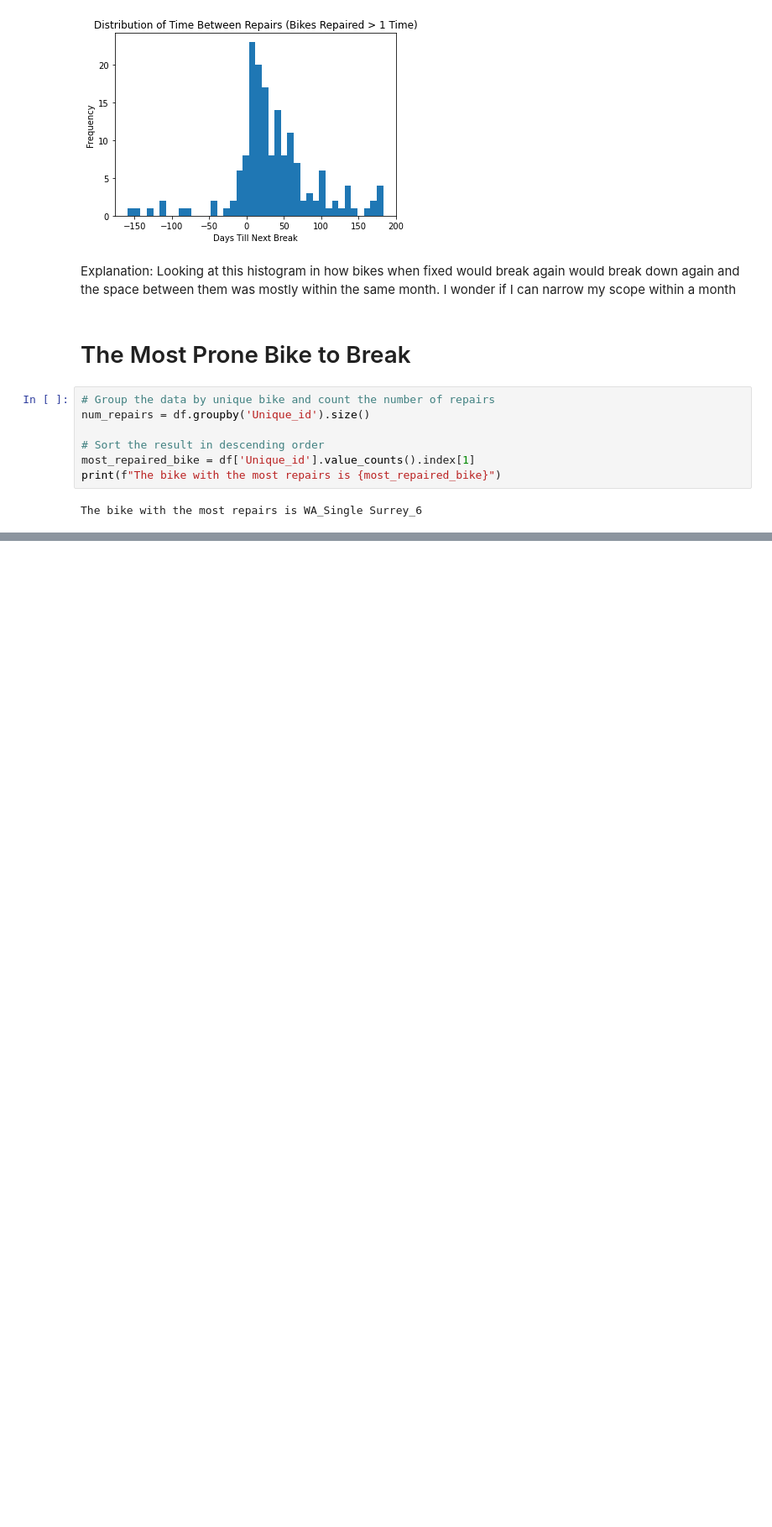
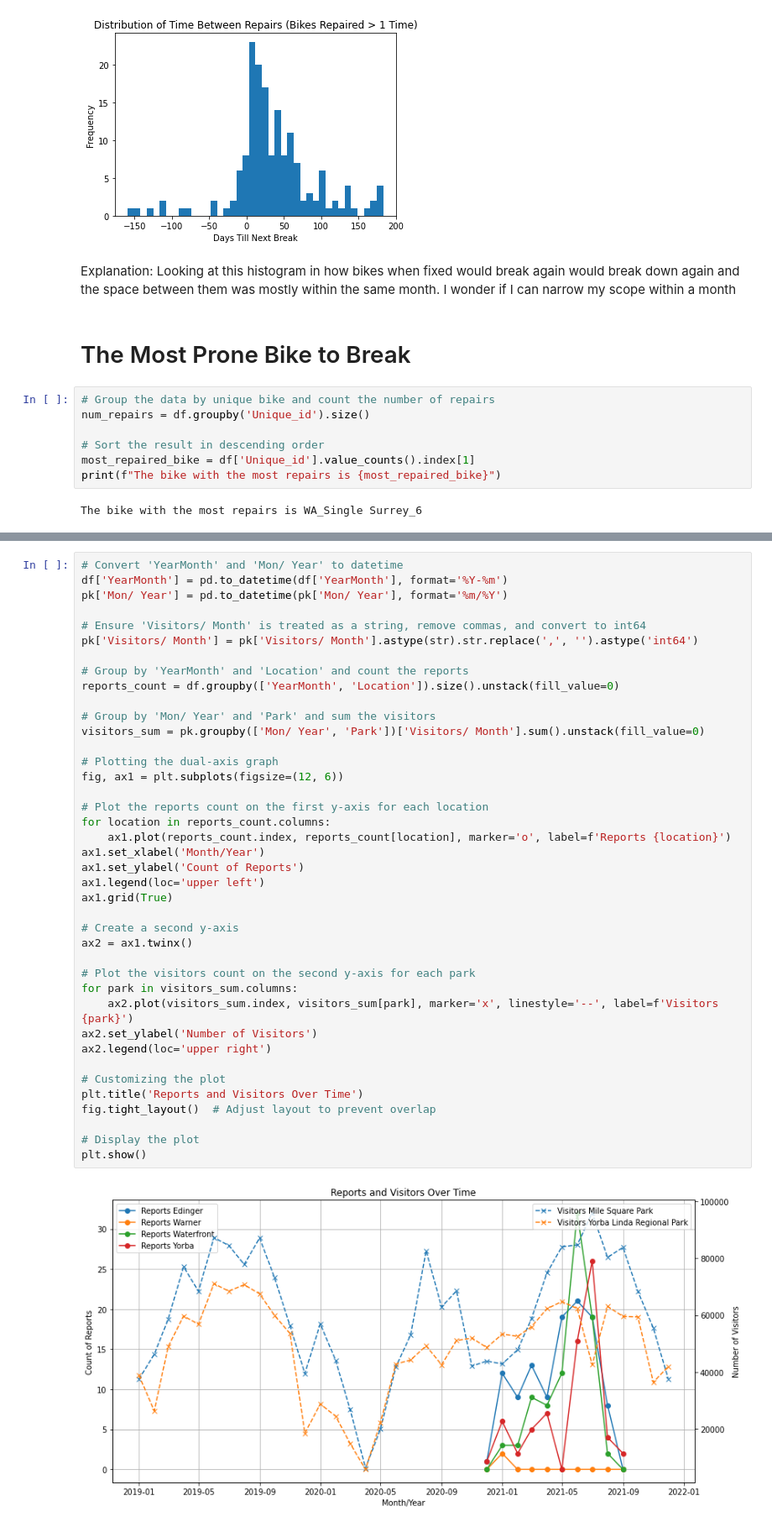
Before and after one commit to robertmounce/Python_Portfolio, a Jupyter notebook: wheel-fun-rentals-cleaning-and-basic-analysis.ipynb, the cells around one changed output, grey strips where cells are left out. Shown at 84% size. Drawn from its saved outputs; the diff is of its cells as text; blank space fills up the shorter version.

```diff
--- a/wheel-fun-rentals-cleaning-and-basic-analysis.ipynb
+++ b/wheel-fun-rentals-cleaning-and-basic-analysis.ipynb
@@ -1072,0 +1148,42 @@ The bike with the most repairs is WA_Single Surrey_6
+# %%
+# Convert 'YearMonth' and 'Mon/ Year' to datetime
+df['YearMonth'] = pd.to_datetime(df['YearMonth'], format='%Y-%m')
+pk['Mon/ Year'] = pd.to_datetime(pk['Mon/ Year'], format='%m/%Y')
+
+# Ensure 'Visitors/ Month' is treated as a string, remove commas, and convert to int64
+pk['Visitors/ Month'] = pk['Visitors/ Month'].astype(str).str.replace(',', '').astype('int64')
+
+# Group by 'YearMonth' and 'Location' and count the reports
+reports_count = df.groupby(['YearMonth', 'Location']).size().unstack(fill_value=0)
+
+# Group by 'Mon/ Year' and 'Park' and sum the visitors
+visitors_sum = pk.groupby(['Mon/ Year', 'Park'])['Visitors/ Month'].sum().unstack(fill_value=0)
+
+# Plotting the dual-axis graph
+fig, ax1 = plt.subplots(figsize=(12, 6))
+
+# Plot the reports count on the first y-axis for each location
+for location in reports_count.columns:
+    ax1.plot(reports_count.index, reports_count[location], marker='o', label=f'Reports {location}')
+ax1.set_xlabel('Month/Year')
+ax1.set_ylabel('Count of Reports')
+ax1.legend(loc='upper left')
+ax1.grid(True)
+
+# Create a second y-axis
+ax2 = ax1.twinx()
+
+# Plot the visitors count on the second y-axis for each park
+for park in visitors_sum.columns:
+    ax2.plot(visitors_sum.index, visitors_sum[park], marker='x', linestyle='--', label=f'Visitors {park}')
+ax2.set_ylabel('Number of Visitors')
+ax2.legend(loc='upper right')
+
+# Customizing the plot
+plt.title('Reports and Visitors Over Time')
+fig.tight_layout()  # Adjust layout to prevent overlap
+
+# Display the plot
+plt.show()
+# %% [output]
+[figure, added]
```
Also changed, not shown: parts of 10 cells of this notebook.
